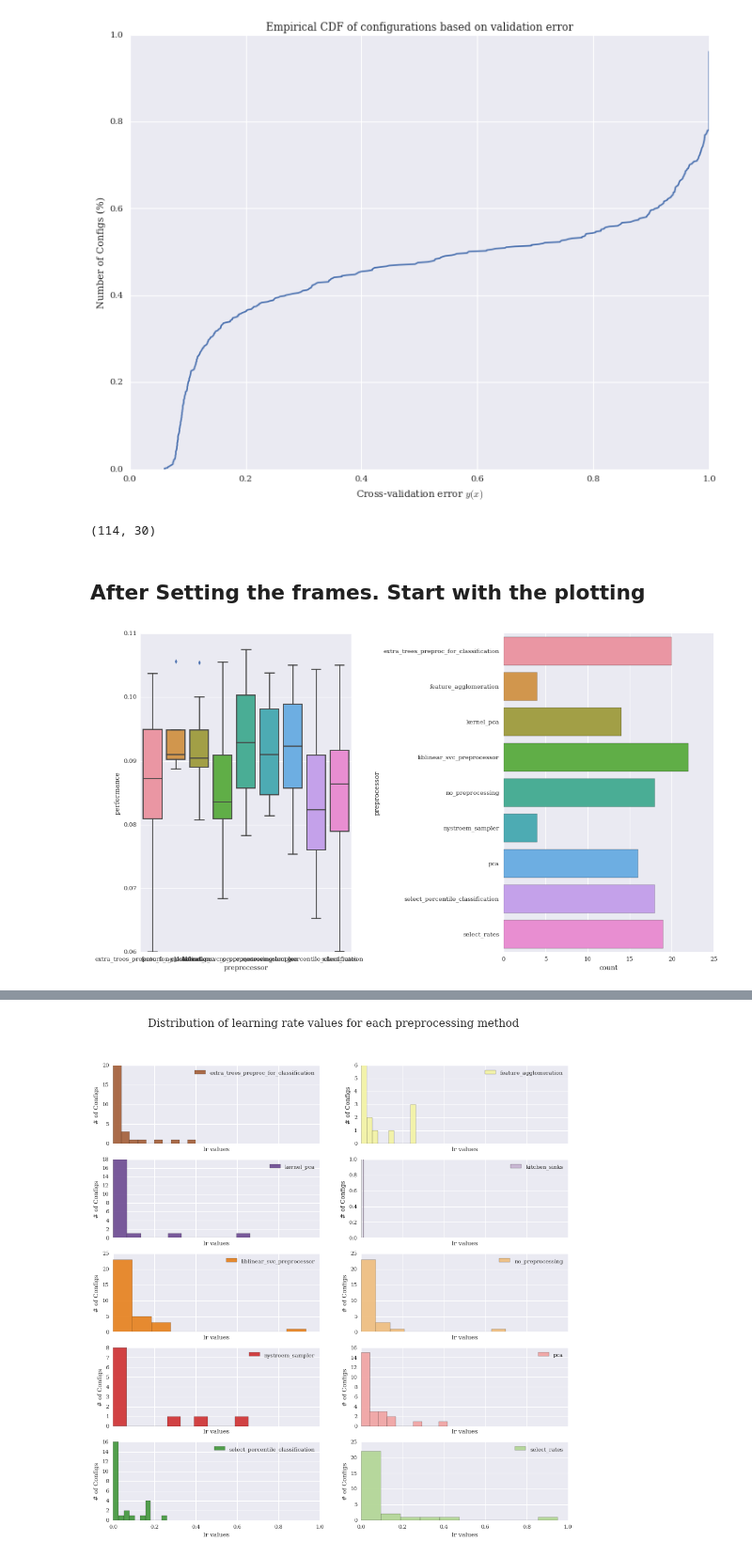
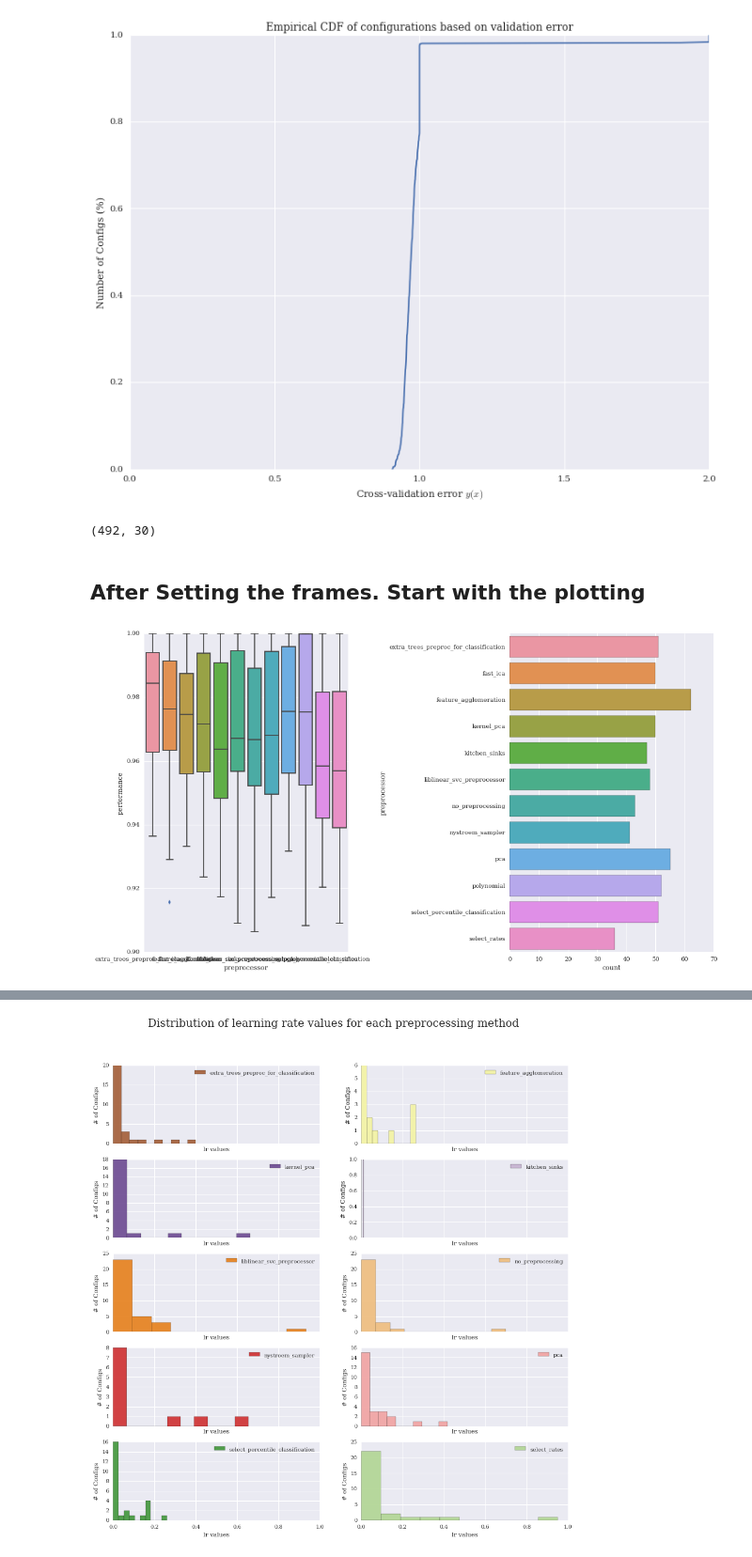
Before and after one commit to hmendozap/master-arbeit-projects, a Jupyter notebook: plotting_param_distros/Trajectory_Configs_Plots.ipynb, the cells around one changed output, grey strips where cells are left out. Shown: that part at 94% size. Saved outputs shown, nothing was run; the diff lists cells and outputs as text; code cells hidden in the pictures.

```diff
--- a/plotting_param_distros/Trajectory_Configs_Plots.ipynb
+++ b/plotting_param_distros/Trajectory_Configs_Plots.ipynb
@@ -33,0 +29,2 @@ tdf = ldp.load_trajectories(data_dir, dataset, preprocessor=None,
+# %%
+reader = cr.ConfigReader(data_dir=data_dir, scenario=dataset)
@@ -33,0 +35,2 @@ tdf = ldp.load_trajectories(data_dir, dataset, preprocessor=None,
+# %%
+tdf = reader.load_trajectories()
@@ -39,14 +52,14 @@ yvals = np.arange(len(sorted_Y)) / float(len(sorted_Y))
 plt.plot( sorted_Y, yvals )
 plt.xlabel("Cross-validation error $y(x)$")
 plt.ylabel(r"Number of Configs (%)")
-plt.xlim(0.0, 1.0)
+plt.xlim(0.0, 2.0)
 plt.title("Empirical CDF of configurations based on validation error")
 plt.show()
 # %% [output]
-[figure, old version]
+[figure, new version]
 # %%
 # Start filtering the error
-err_threshold = 0.1
+err_threshold = 1.0
 less_threshold = True
 
 if less_threshold:
@@ -56,24 +69,24 @@ else:
 
 print filtered.shape
 # %% [output]
-(114, 30)
+(492, 30)
 # %% [markdown]
 ## After Setting the frames. Start with the plotting
 # %%
 ## TODO: Review how to make filtered and the figure return
 def plotting_threshold(error_threshold, categories):
     #global filtered
-    filtered = tdf[tdf.performance <= threshold]
+    filtered = tdf[tdf.performance <= error_threshold]
     fig_f, axs = plt.subplots(ncols=2,nrows=1, figsize=(15.0, 8.5))
     ax0, ax1 = axs.flat
     sns.boxplot(x=categories, y='performance', data=filtered, ax=ax0)
     sns.countplot(y=categories, data=filtered, ax=ax1)
     fig_f.tight_layout()
 # %%
-widgets.interact(plotting_threshold, error_threshold=(0.11,0.5,0.1),
+widgets.interact(plotting_threshold, error_threshold=(0.4,1,0.1),
                  categories={'Solver':'solver', 'Preprocessor':'preprocessor'})
 # %% [output]
-[figure, old version]
+[figure, new version]
 # %%
 # Create the grouping of the filtered DF
 solver_filt = filtered.groupby('solver')
```
Also changed, not shown: parts of 12 cells of this notebook, 2 other files.
